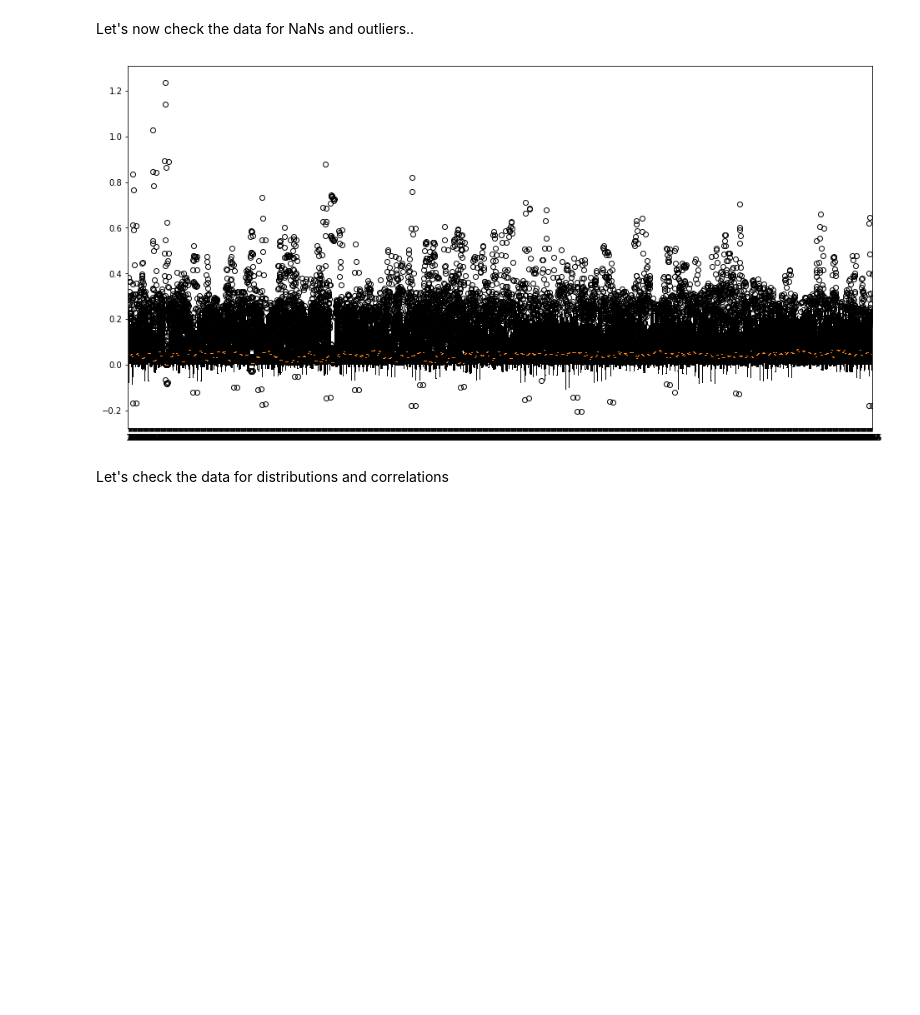
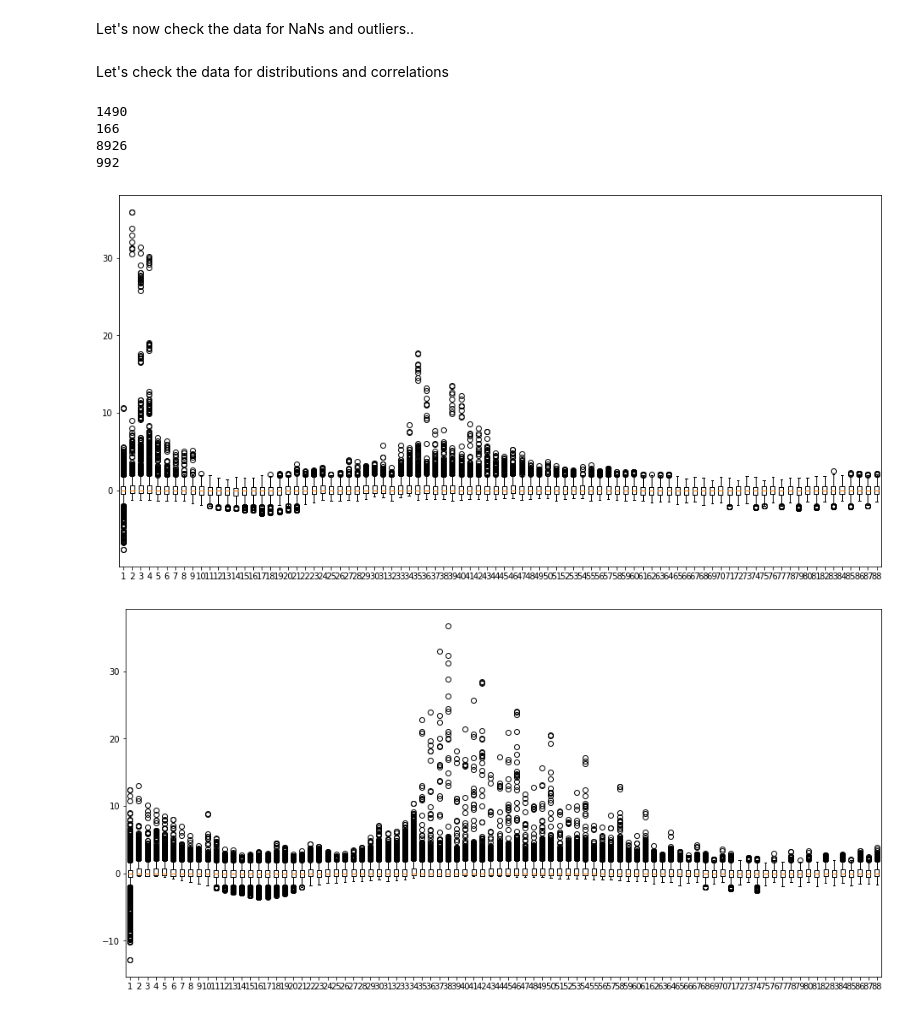
Before and after one commit to FVaisfeld/ml, a Jupyter notebook: data_comparison.ipynb, the cells around one changed output. Cells and saved outputs as stored; diff of their text form; code cells hidden in the pictures; blank space fills up the shorter version.

```diff
--- a/data_comparison.ipynb
+++ b/data_comparison.ipynb
@@ -98,26 +98,45 @@ plt.legend()
 # %% [markdown]
 Let's now check the data for NaNs and outliers..
-# %%
-# check features for outliers
-f, ax = plt.subplots(figsize=(16, 8))
-fig = plt.boxplot(cardisio_measurements)
-
-
-
-#check features for correlations with personal parameters
-
-
-#graph individual features by survival
-#fig, saxis = plt.subplots(2, 3,figsize=(16,12))
-
-#sns.barplot(x = 'Embarked', y = 'Survived', data=data1, ax = saxis[0,0])
-#sns.barplot(x = 'Pclass', y = 'Survived', order=[1,2,3], data=data1, ax = saxis[0,1])
-#sns.barplot(x = 'IsAlone', y = 'Survived', order=[1,0], data=data1, ax = saxis[0,2])
-
-#sns.pointplot(x = 'FareBin', y = 'Survived',  data=data1, ax = saxis[1,0])
-#sns.pointplot(x = 'AgeBin', y = 'Survived',  data=data1, ax = saxis[1,1])
-#sns.pointplot(x = 'FamilySize', y = 'Survived', data=data1, ax = saxis[1,2])
-# %% [output]
-[figure, removed]
 # %% [markdown]
 Let's check the data for distributions and correlations
+# %%
+from sklearn.preprocessing import RobustScaler
+# check features for outliers
+cardisio_measurements = np.array(cardisio_measurements)
+chinese_measurements = np.array(chinese_measurements)
+
+trans = RobustScaler()
+trans.fit(cardisio_measurements)
+cardisio_measurements = trans.transform(cardisio_measurements)
+f, ax = plt.subplots(figsize=(16, 8))
+fig = plt.boxplot(cardisio_measurements)
+
+trans = RobustScaler()
+trans.fit(chinese_measurements)
+chinese_measurements = trans.transform(chinese_measurements)
+f, ax = plt.subplots(figsize=(16, 8))
+fig = plt.boxplot(chinese_measurements)
+
+
+# check features for outliers
+from sklearn.ensemble import IsolationForest
+iso = IsolationForest(contamination=0.1)
+yhat = iso.fit_predict(cardisio_measurements)
+print(np.count_nonzero(yhat==1))
+print(np.count_nonzero(yhat==-1))
+
+cardisio_measurements = cardisio_measurements[yhat != -1,:]
+
+
+yhat = iso.fit_predict(chinese_measurements)
+print(np.count_nonzero(yhat==1))
+print(np.count_nonzero(yhat==-1))
+
+chinese_measurements = chinese_measurements[yhat != -1,:]
+# %% [output]
+1490
+166
+8926
+992
+[figure, added]
+[figure, added]
```
Also changed, not shown: parts of 4 cells of this notebook.
